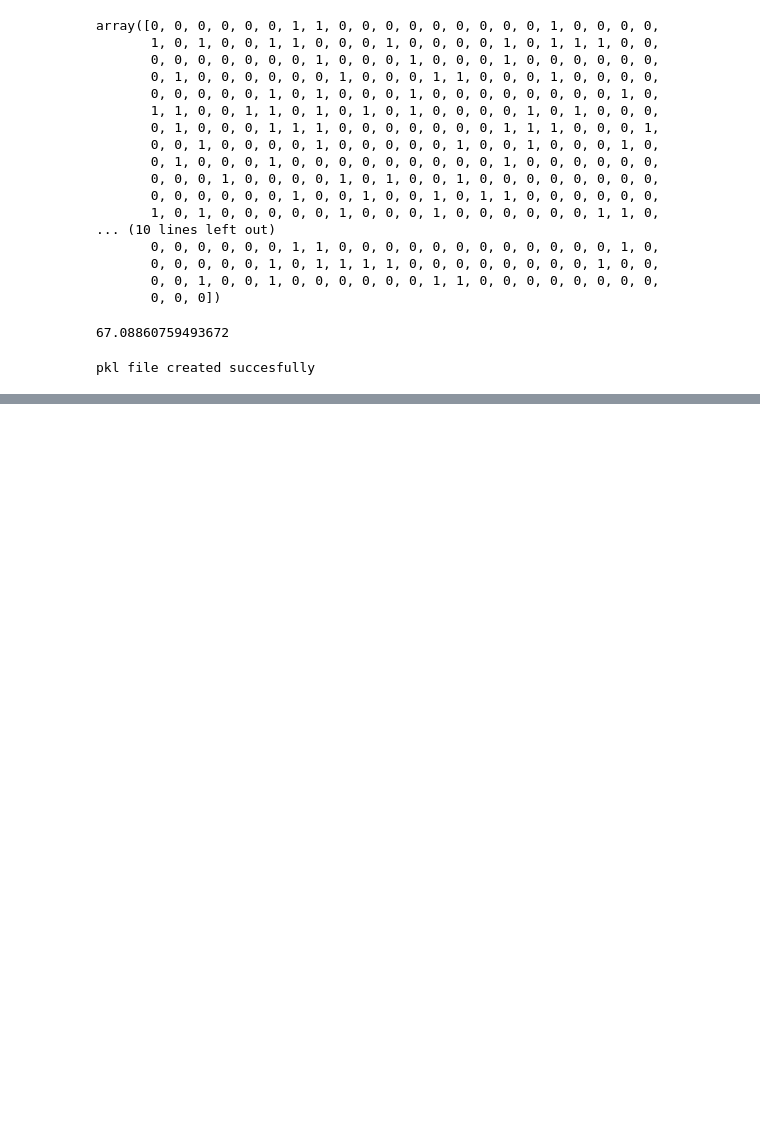
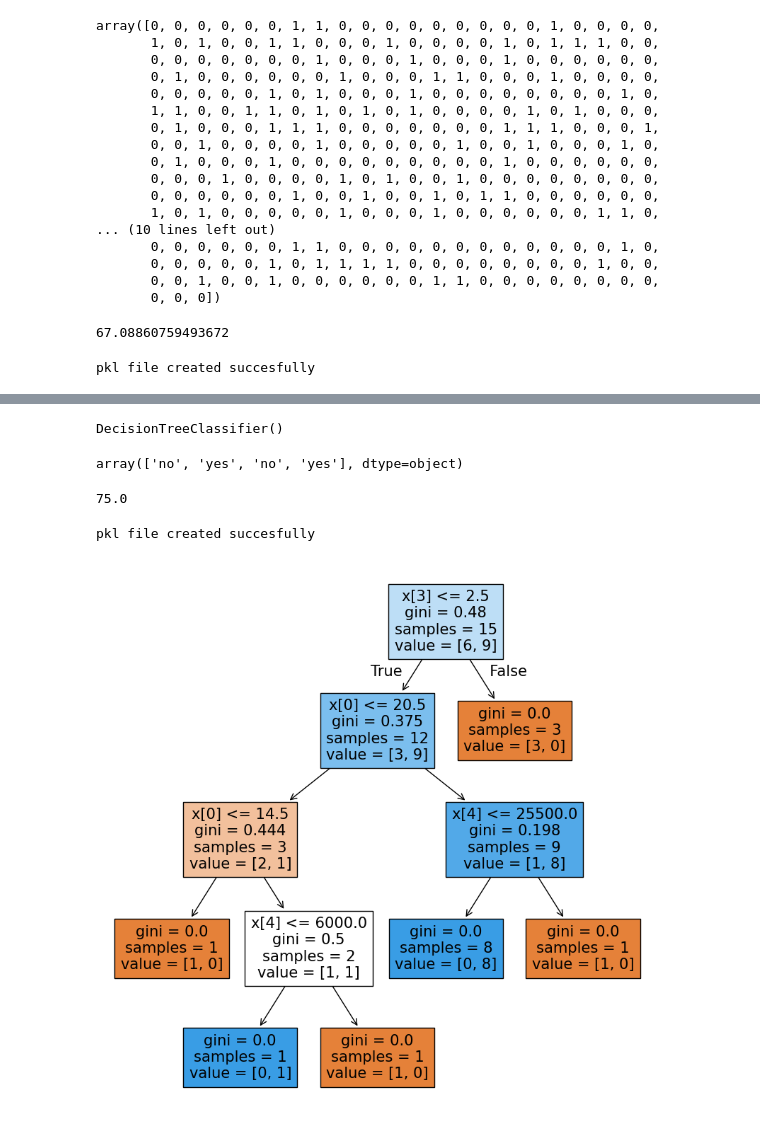
Before and after one commit to Aradhyagodambe/Python-Colab-Files, a Jupyter notebook: ML_Fundamnetals.ipynb, the cells around one changed output, grey strips where cells are left out. Cells and saved outputs as stored; diff of their text form; code cells hidden in the pictures; blank space fills up the shorter version.

Commit message:
Decision Tree.

```diff
--- a/ML_Fundamnetals.ipynb
+++ b/ML_Fundamnetals.ipynb
@@ -1018,0 +1255,36 @@ pkl file created succesfully
+# %%
+LU['Gender'] = LE.fit_transform(LU['Gender'])
+LU['Region'] = LE.fit_transform(LU['Region'])
+LU['Occupation'] = LE.fit_transform(LU['Occupation'])
+# %%
+X = LU[['Age', 'Gender', 'Region', 'Occupation', 'Income']]
+Y = LU['Has Laptop']
+# %%
+X_train, X_test, Y_train, Y_test  = train_test_split(X, Y, test_size = 0.2, random_state = 46)
+# %%
+Has_or_Not = DecisionTreeClassifier()
+Has_or_Not.fit(X_train, Y_train)
+# %% [output]
+DecisionTreeClassifier()
+# %%
+Predict = Has_or_Not.predict(X_test)
+Predict
+# %% [output]
+array(['no', 'yes', 'no', 'yes'], dtype=object)
+# %%
+Score = accuracy_score(Y_test,Predict)
+print(Score*100)
+# %% [output]
+75.0
+# %%
+import pickle
+pickle.dump(Has_or_Not, open('Has_Laptop_or_Not.pkl','wb'))
+print('pkl file created succesfully')
+# %% [output]
+pkl file created succesfully
+# %%
+plt.figure(figsize=(10,10))
+plot_tree(Has_or_Not,filled = True)
+plt.show()
+# %% [output]
+[figure, added]
```
Also changed, not shown: parts of 27 cells of this notebook.
